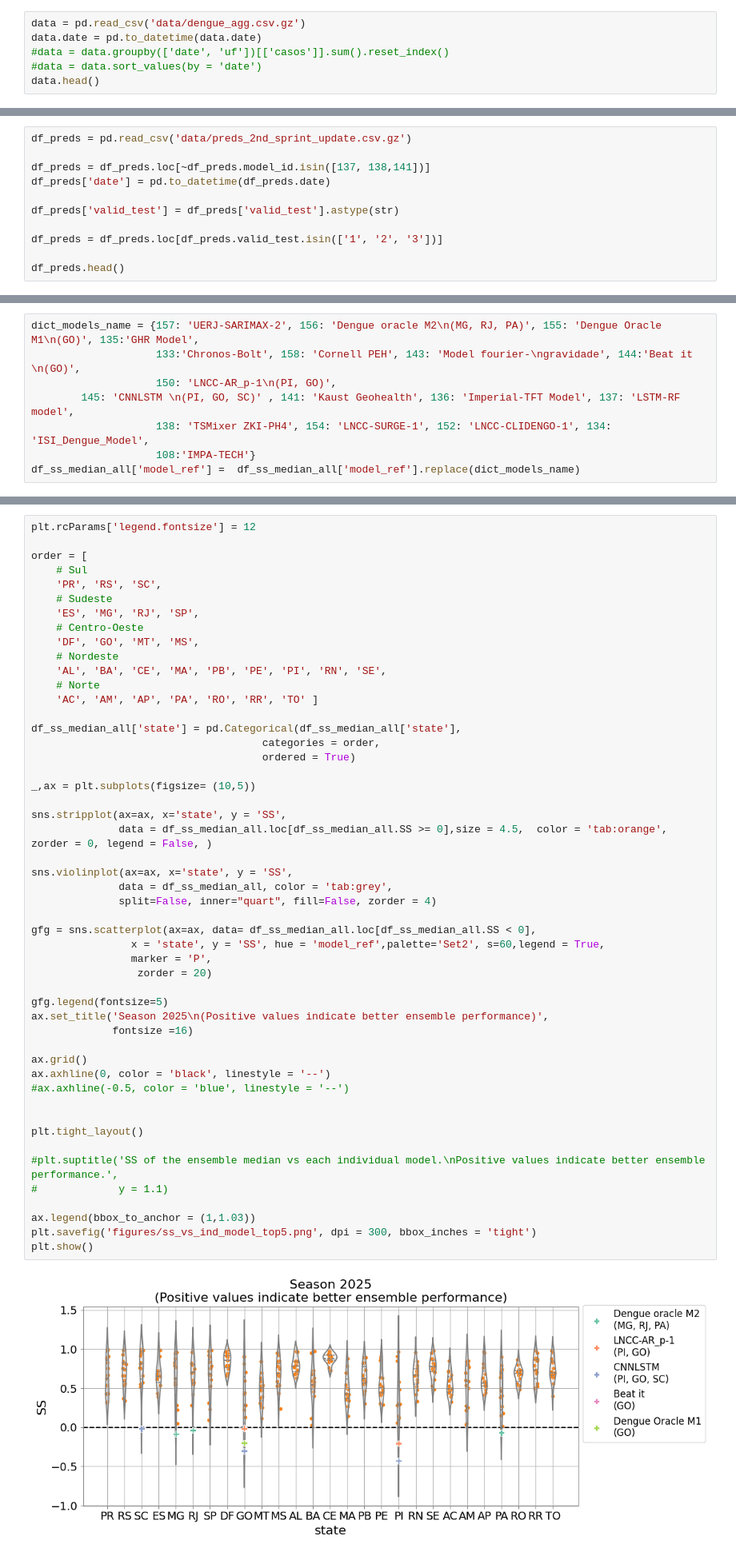
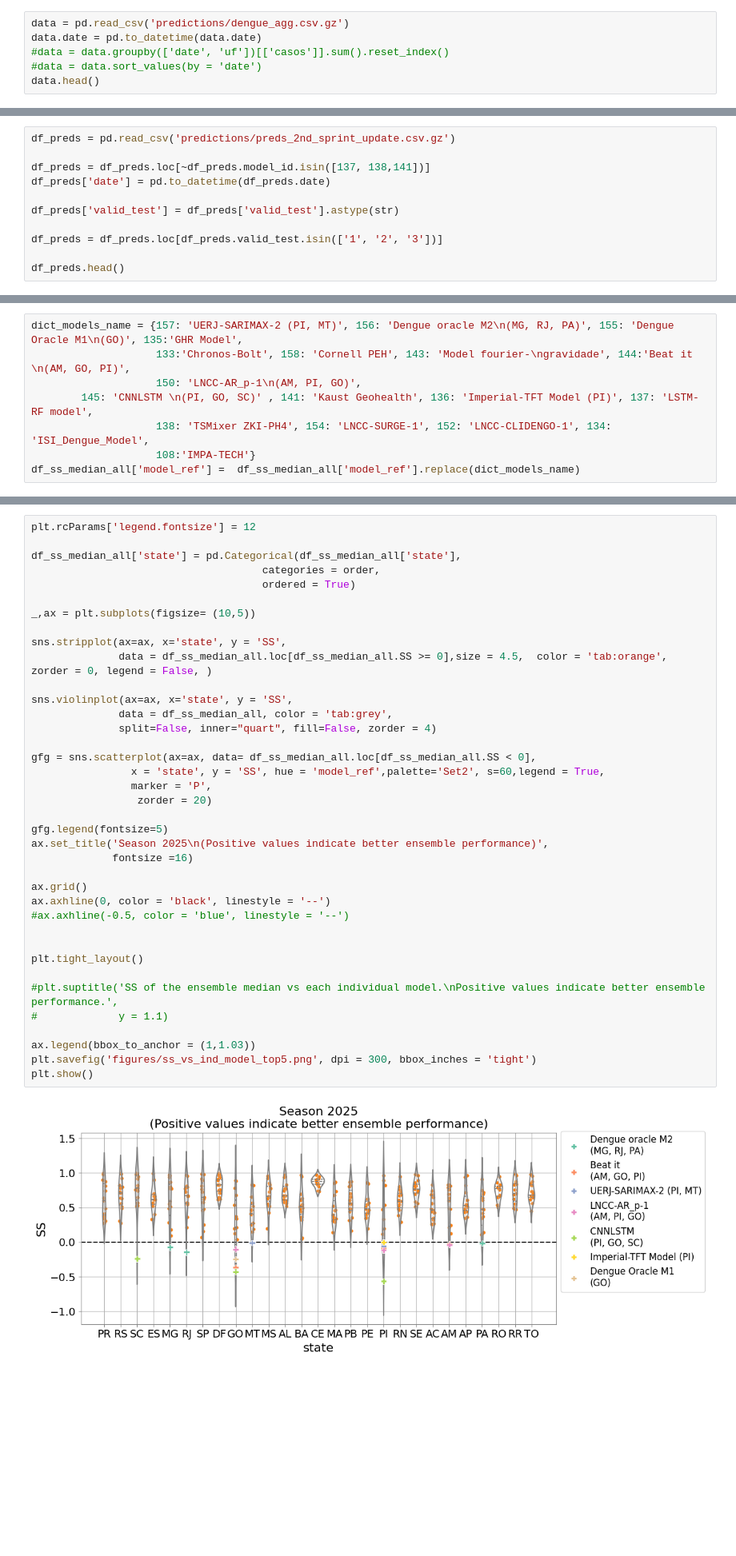
Before and after one commit to Mosqlimate-project/2nd_IMDC_sprint_results, a Jupyter notebook: validation_ensemble.ipynb, the cells around one changed output, grey strips where cells are left out. Shown: that part at 80% size. Cells and saved outputs as stored; diff of their text form; blank space fills up the shorter version.

```diff
--- a/validation_ensemble.ipynb
+++ b/validation_ensemble.ipynb
@@ -24,7 +24,7 @@ FONT = 12
 # %% [markdown]
 Load data
 # %%
-data = pd.read_csv('data/dengue_agg.csv.gz')
+data = pd.read_csv('predictions/dengue_agg.csv.gz')
 data.date = pd.to_datetime(data.date)
 #data = data.groupby(['date', 'uf'])[['casos']].sum().reset_index()
 #data = data.sort_values(by = 'date')
@@ -39,7 +39,7 @@ data.head()
 # %% [markdown]
 Load the predictions:
 # %%
-df_preds = pd.read_csv('data/preds_2nd_sprint_update.csv.gz')
+df_preds = pd.read_csv('predictions/preds_2nd_sprint_update.csv.gz')
 
 df_preds = df_preds.loc[~df_preds.model_id.isin([137, 138,141])]
 df_preds['date'] = pd.to_datetime(df_preds.date)
@@ -631,8 +568,8 @@ df_ss_median_all.head()
 # %%
-dict_models_name = {157: 'UERJ-SARIMAX-2', 156: 'Dengue oracle M2\n(MG, RJ, PA)', 155: 'Dengue Oracle M1\n(GO)', 135:'GHR Model',
-                    133:'Chronos-Bolt', 158: 'Cornell PEH', 143: 'Model fourier-\ngravidade', 144:'Beat it \n(GO)',
-                    150: 'LNCC-AR_p-1\n(PI, GO)',
-        145: 'CNNLSTM \n(PI, GO, SC)' , 141: 'Kaust Geohealth', 136: 'Imperial-TFT Model', 137: 'LSTM-RF model',
+dict_models_name = {157: 'UERJ-SARIMAX-2 (PI, MT)', 156: 'Dengue oracle M2\n(MG, RJ, PA)', 155: 'Dengue Oracle M1\n(GO)', 135:'GHR Model',
+                    133:'Chronos-Bolt', 158: 'Cornell PEH', 143: 'Model fourier-\ngravidade', 144:'Beat it \n(AM, GO, PI)',
+                    150: 'LNCC-AR_p-1\n(AM, PI, GO)',
+        145: 'CNNLSTM \n(PI, GO, SC)' , 141: 'Kaust Geohealth', 136: 'Imperial-TFT Model (PI)', 137: 'LSTM-RF model',
                     138: 'TSMixer ZKI-PH4', 154: 'LNCC-SURGE-1', 152: 'LNCC-CLIDENGO-1', 134: 'ISI_Dengue_Model',
                     108:'IMPA-TECH'}
 df_ss_median_all['model_ref'] =  df_ss_median_all['model_ref'].replace(dict_models_name)
@@ -685,17 +596,5 @@ df_ss_median_all.loc[df_ss_median_all.SS < 0]
 # %%
 plt.rcParams['legend.fontsize'] = 12
-
-order = [
-    # Sul
-    'PR', 'RS', 'SC',
-    # Sudeste
-    'ES', 'MG', 'RJ', 'SP',
-    # Centro-Oeste
-    'DF', 'GO', 'MT', 'MS',
-    # Nordeste
-    'AL', 'BA', 'CE', 'MA', 'PB', 'PE', 'PI', 'RN', 'SE',
-    # Norte
-    'AC', 'AM', 'AP', 'PA', 'RO', 'RR', 'TO' ]
 
 df_ss_median_all['state'] = pd.Categorical(df_ss_median_all['state'],
                                      categories = order,
@@ -706,31 +605,31 @@ _,ax = plt.subplots(figsize= (10,5))
 sns.stripplot(ax=ax, x='state', y = 'SS',
               data = df_ss_median_all.loc[df_ss_median_all.SS >= 0],size = 4.5,  color = 'tab:orange', zorder = 0, legend = False, )
 
 sns.violinplot(ax=ax, x='state', y = 'SS',
               data = df_ss_median_all, color = 'tab:grey',
               split=False, inner="quart", fill=False, zorder = 4)
 
 gfg = sns.scatterplot(ax=ax, data= df_ss_median_all.loc[df_ss_median_all.SS < 0],
                 x = 'state', y = 'SS', hue = 'model_ref',palette='Set2', s=60,legend = True,
                 marker = 'P',
                  zorder = 20)
 
 gfg.legend(fontsize=5)
 ax.set_title('Season 2025\n(Positive values indicate better ensemble performance)',
              fontsize =16)
 
 ax.grid()
 ax.axhline(0, color = 'black', linestyle = '--')
 #ax.axhline(-0.5, color = 'blue', linestyle = '--')
 
 
 plt.tight_layout()
 
 #plt.suptitle('SS of the ensemble median vs each individual model.\nPositive values indicate better ensemble performance.',
 #             y = 1.1)
 
 ax.legend(bbox_to_anchor = (1,1.03))
 plt.savefig('figures/ss_vs_ind_model_top5.png', dpi = 300, bbox_inches = 'tight')
 plt.show()
 # %% [output]
-[figure, old version]
+[figure, new version]
```
Also changed, not shown: parts of 32 cells of this notebook, 29 other files.
